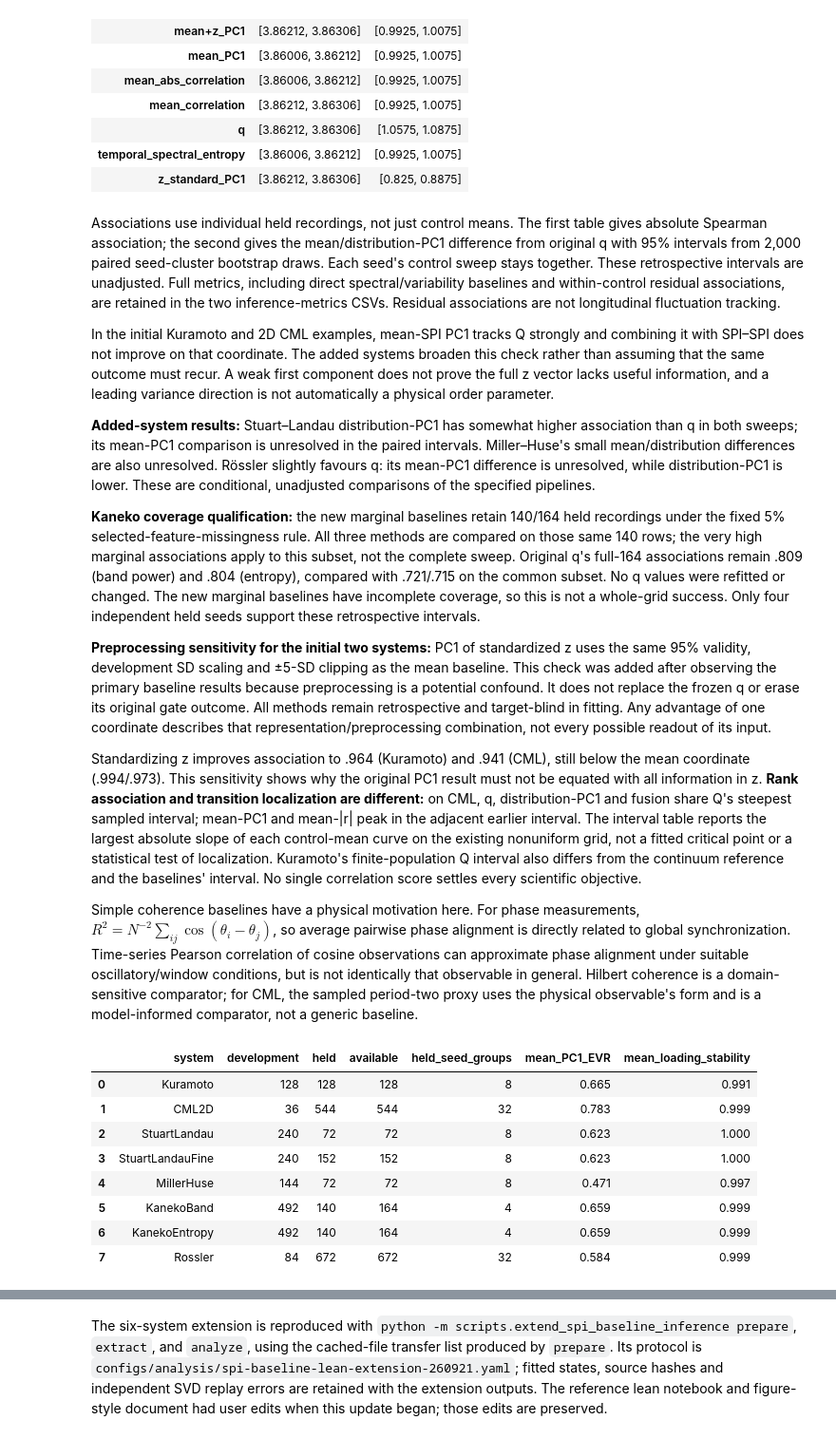
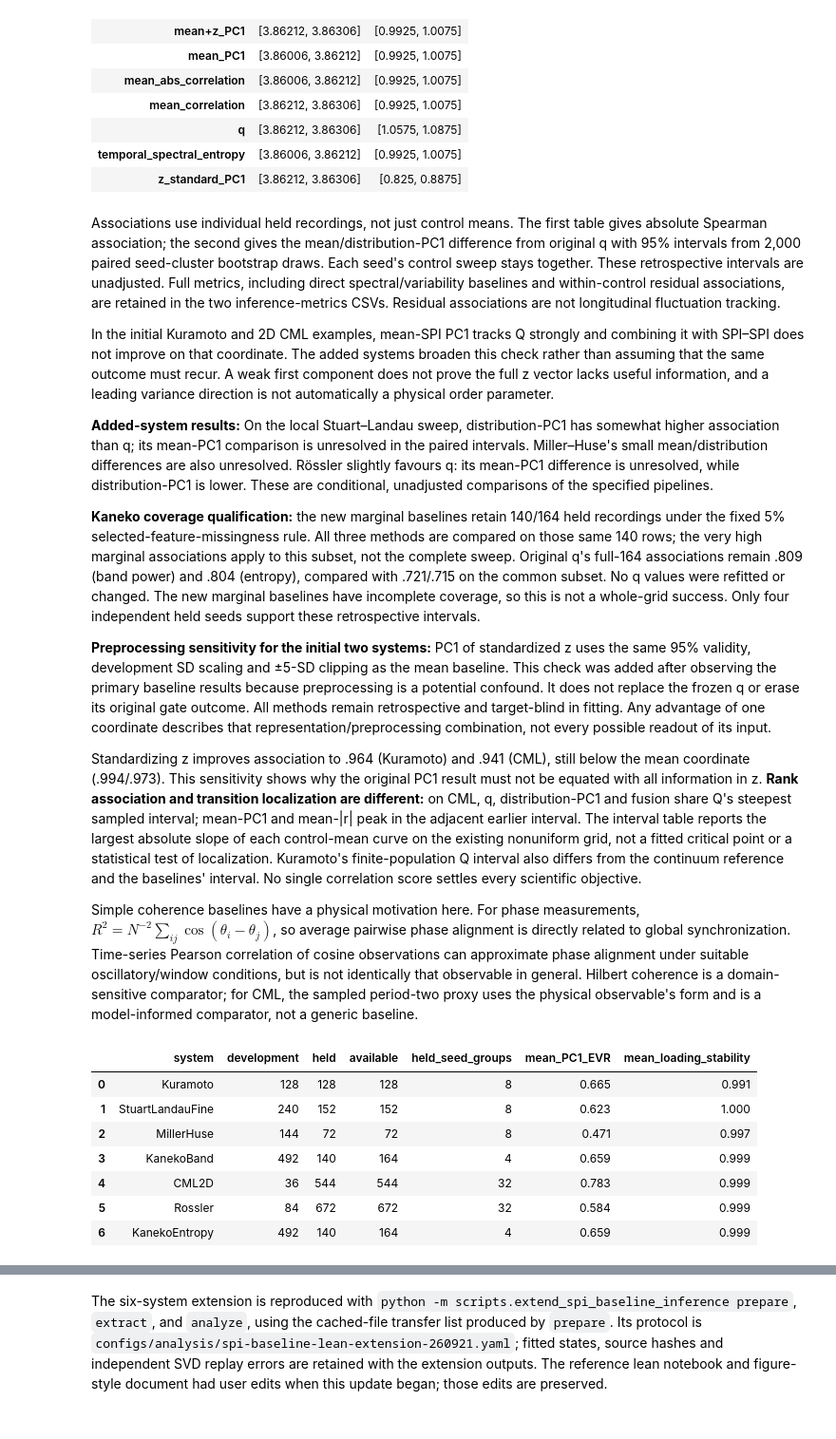
Before and after one commit to willedibam/mts-spi-study-cluster, a Jupyter notebook: notebooks/embeddings/spi_baseline_exploration_260921.ipynb, the cells around one changed output, grey strips where cells are left out. Shown at 95% size. Drawn from its saved outputs; the diff is of its cells as text; code cells hidden in the pictures.

```diff
--- a/notebooks/embeddings/spi_baseline_exploration_260921.ipynb
+++ b/notebooks/embeddings/spi_baseline_exploration_260921.ipynb
@@ -200,7 +204,7 @@ Associations use individual held recordings, not just control means. The first t
 
 In the initial Kuramoto and 2D CML examples, mean-SPI PC1 tracks Q strongly and combining it with SPI–SPI does not improve on that coordinate. The added systems broaden this check rather than assuming that the same outcome must recur. A weak first component does not prove the full z vector lacks useful information, and a leading variance direction is not automatically a physical order parameter.
 
-**Added-system results:** Stuart–Landau distribution-PC1 has somewhat higher association than q in both sweeps; its mean-PC1 comparison is unresolved in the paired intervals. Miller–Huse's small mean/distribution differences are also unresolved. Rössler slightly favours q: its mean-PC1 difference is unresolved, while distribution-PC1 is lower. These are conditional, unadjusted comparisons of the specified pipelines.
+**Added-system results:** On the local Stuart–Landau sweep, distribution-PC1 has somewhat higher association than q; its mean-PC1 comparison is unresolved in the paired intervals. Miller–Huse's small mean/distribution differences are also unresolved. Rössler slightly favours q: its mean-PC1 difference is unresolved, while distribution-PC1 is lower. These are conditional, unadjusted comparisons of the specified pipelines.
 
 **Kaneko coverage qualification:** the new marginal baselines retain 140/164 held recordings under the fixed 5% selected-feature-missingness rule. All three methods are compared on those same 140 rows; the very high marginal associations apply to this subset, not the complete sweep. Original q's full-164 associations remain .809 (band power) and .804 (entropy), compared with .721/.715 on the common subset. No q values were refitted or changed. The new marginal baselines have incomplete coverage, so this is not a whole-grid success. Only four independent held seeds support these retrospective intervals.
 
@@ -210,19 +214,18 @@ Standardizing z improves association to .964 (Kuramoto) and .941 (CML), still be
 
 Simple coherence baselines have a physical motivation here. For phase measurements, $R^2=N^{-2}\sum_{ij}\cos(\theta_i-\theta_j)$, so average pairwise phase alignment is directly related to global synchronization. Time-series Pearson correlation of cosine observations can approximate phase alignment under suitable oscillatory/window conditions, but is not identically that observable in general. Hilbert coherence is a domain-sensitive comparator; for CML, the sampled period-two proxy uses the physical observable's form and is a model-informed comparator, not a generic baseline.
 # %%
-metrics, diagnostics = plots.inference_results()
+metrics, diagnostics = plots.inference_results(plots.HEADLINE_SYSTEMS)
 coverage = [dict(system=s, development=d['development_rows'], held=d['common_eligible_evaluation_rows'], available=int(metrics.query('system == @s').evaluated_available.iloc[0]), held_seed_groups=int(metrics.query('system == @s').seeds.iloc[0]), mean_PC1_EVR=d['mean']['evr1'], mean_loading_stability=d['mean']['minimum_leave_seed_loading_cosine']) for s,d in diagnostics.items()]
 display(pd.DataFrame(coverage).round(3))
 # %% [output]
 |  | system | development | held | available | held_seed_groups | mean_PC1_EVR | mean_loading_stability |
 | 0 | Kuramoto | 128 | 128 | 128 | 8 | 0.665 | 0.991 |
-| 1 | CML2D | 36 | 544 | 544 | 32 | 0.783 | 0.999 |
-| 2 | StuartLandau | 240 | 72 | 72 | 8 | 0.623 | 1.000 |
-| 3 | StuartLandauFine | 240 | 152 | 152 | 8 | 0.623 | 1.000 |
-| 4 | MillerHuse | 144 | 72 | 72 | 8 | 0.471 | 0.997 |
-| 5 | KanekoBand | 492 | 140 | 164 | 4 | 0.659 | 0.999 |
+| 1 | StuartLandauFine | 240 | 152 | 152 | 8 | 0.623 | 1.000 |
+| 2 | MillerHuse | 144 | 72 | 72 | 8 | 0.471 | 0.997 |
+| 3 | KanekoBand | 492 | 140 | 164 | 4 | 0.659 | 0.999 |
+| 4 | CML2D | 36 | 544 | 544 | 32 | 0.783 | 0.999 |
+| 5 | Rossler | 84 | 672 | 672 | 32 | 0.584 | 0.999 |
 | 6 | KanekoEntropy | 492 | 140 | 164 | 4 | 0.659 | 0.999 |
-| 7 | Rossler | 84 | 672 | 672 | 32 | 0.584 | 0.999 |
 # %% [markdown]
 The loading-stability diagnostic leaves out each development seed with preprocessing held fixed, matching the style of the existing SPI–SPI diagnostic. It is not a full refit uncertainty estimate, and these new baselines are not passed through a retrospectively chosen physical-discovery gate.
 
```
Also changed, not shown: parts of 7 cells of this notebook, 5 other files.
